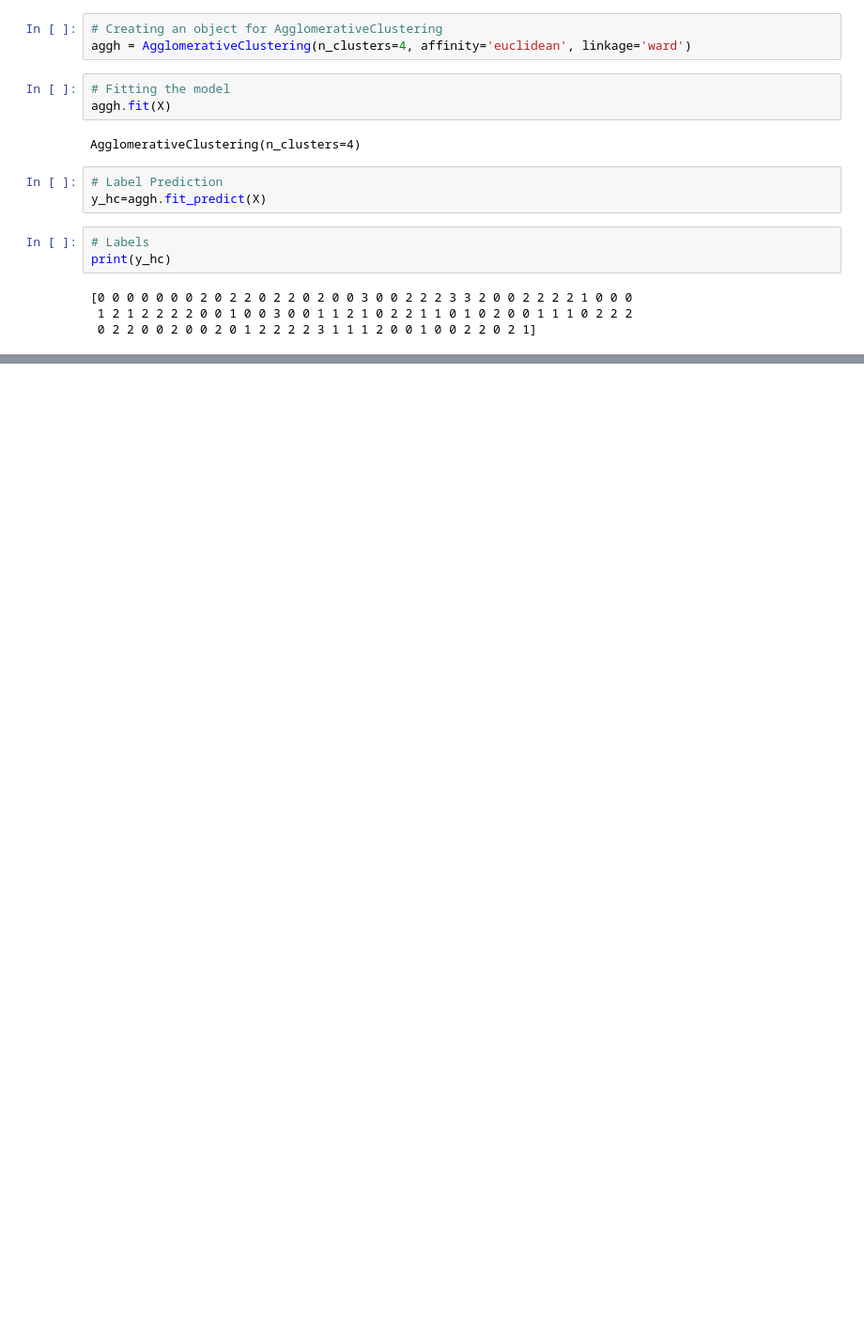
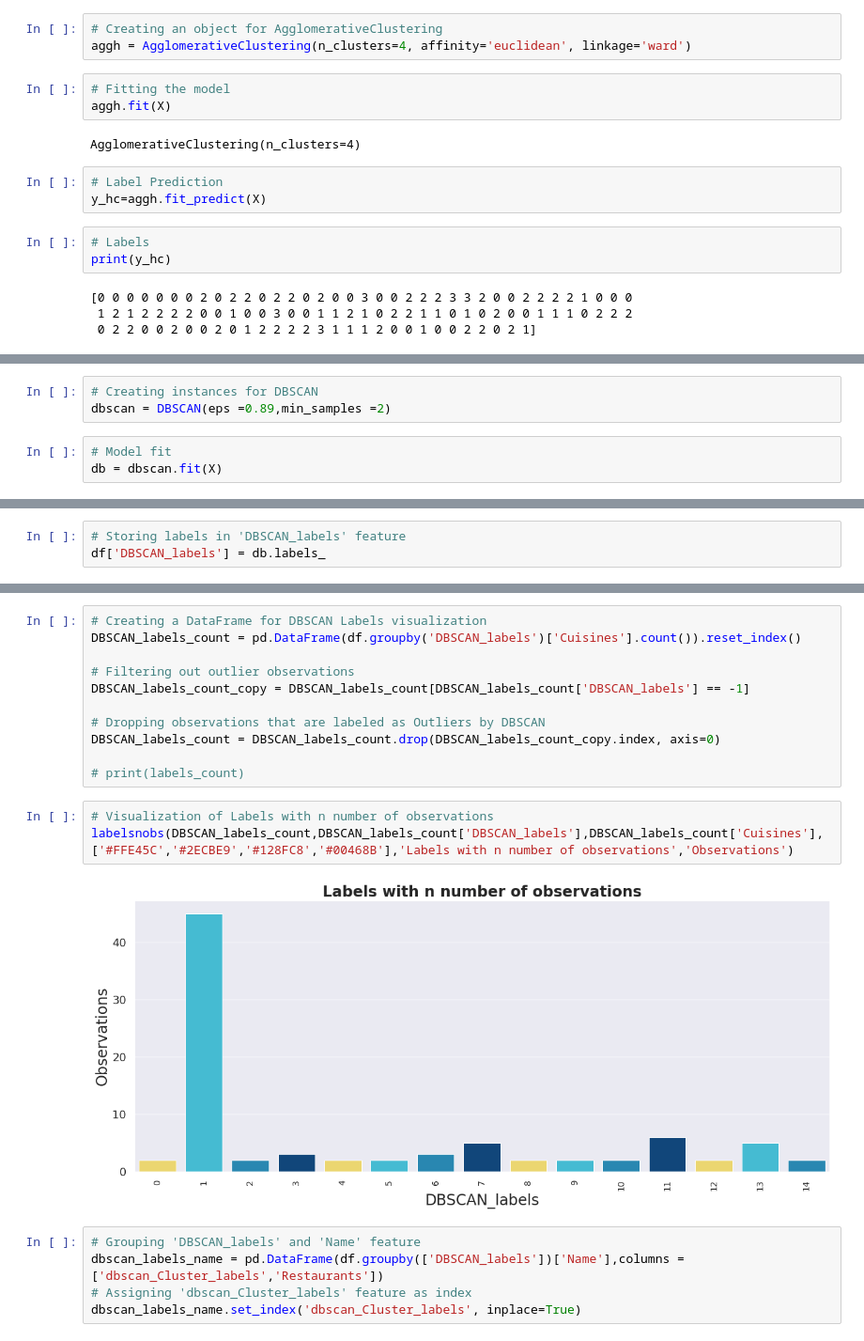
Before and after one commit to Sriharish19/SH_Zomato-Restaurant-Clustering-and-Sentiment-Analysis, a Jupyter notebook: SH_Zomato_Restaurant_Clustering_and_Sentiment_Analysis.ipynb, the cells around one changed output, grey strips where cells are left out. Shown at 94% size. Drawn from its saved outputs; the diff is of its cells as text; blank space fills up the shorter version.

```diff
--- a/SH_Zomato_Restaurant_Clustering_and_Sentiment_Analysis.ipynb
+++ b/SH_Zomato_Restaurant_Clustering_and_Sentiment_Analysis.ipynb
@@ -700,0 +722,6 @@ print(y_hc)
+# %%
+# Creating instances for DBSCAN
+dbscan = DBSCAN(eps =0.89,min_samples =2)
+# %%
+# Model fit
+db = dbscan.fit(X)
@@ -700,0 +738,3 @@ print(y_hc)
+# %%
+# Storing labels in 'DBSCAN_labels' feature
+df['DBSCAN_labels'] = db.labels_
@@ -700,0 +758,21 @@ print(y_hc)
+# %%
+# Creating a DataFrame for DBSCAN Labels visualization
+DBSCAN_labels_count = pd.DataFrame(df.groupby('DBSCAN_labels')['Cuisines'].count()).reset_index()
+
+# Filtering out outlier observations
+DBSCAN_labels_count_copy = DBSCAN_labels_count[DBSCAN_labels_count['DBSCAN_labels'] == -1]
+
+# Dropping observations that are labeled as Outliers by DBSCAN
+DBSCAN_labels_count = DBSCAN_labels_count.drop(DBSCAN_labels_count_copy.index, axis=0)
+
+# print(labels_count)
+# %%
+# Visualization of Labels with n number of observations
+labelsnobs(DBSCAN_labels_count,DBSCAN_labels_count['DBSCAN_labels'],DBSCAN_labels_count['Cuisines'],['#FFE45C','#2ECBE9','#128FC8','#00468B'],'Labels with n number of observations','Observations')
+# %% [output]
+[figure, added]
+# %%
+# Grouping 'DBSCAN_labels' and 'Name' feature
+dbscan_labels_name = pd.DataFrame(df.groupby(['DBSCAN_labels'])['Name'],columns = ['dbscan_Cluster_labels','Restaurants'])
+# Assigning 'dbscan_Cluster_labels' feature as index
+dbscan_labels_name.set_index('dbscan_Cluster_labels', inplace=True)
```
Also changed, not shown: parts of 7 cells of this notebook.
